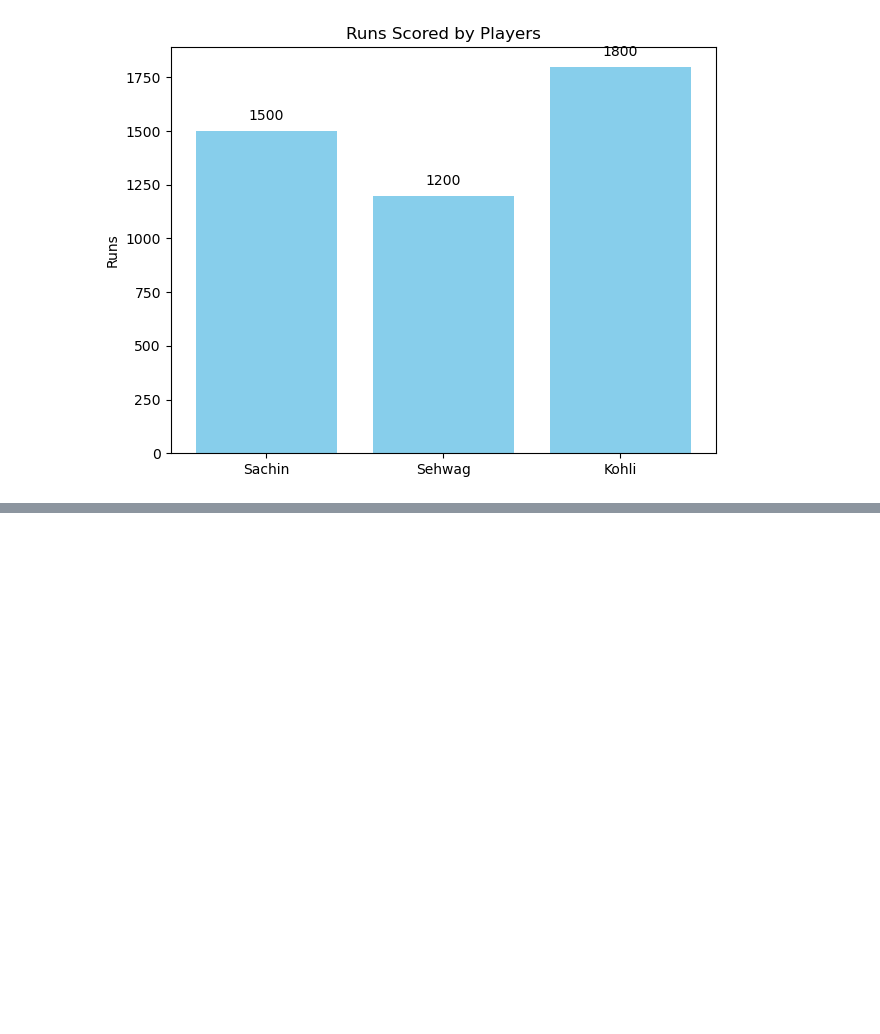
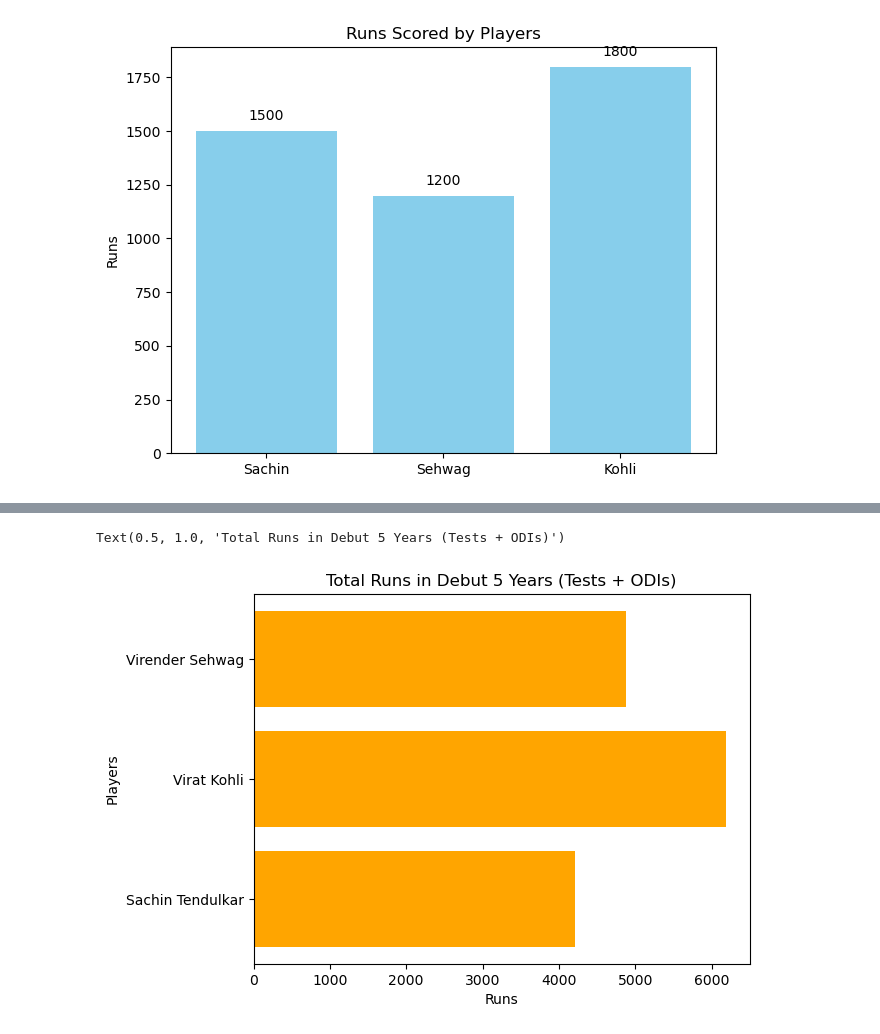
Before and after one commit to Karanbyte07/data-science-notebooks, a Jupyter notebook: Matplotlib/02_Bar Plot.ipynb, the cells around one changed output, grey strips where cells are left out. Saved outputs shown, nothing was run; the diff lists cells and outputs as text; code cells hidden in the pictures; blank space fills up the shorter version.

```diff
--- a/Matplotlib/02_Bar Plot.ipynb
+++ b/Matplotlib/02_Bar Plot.ipynb
@@ -94,0 +265,11 @@ plt.tight_layout()
+# %%
+players = ["Sachin Tendulkar", "Virat Kohli", "Virender Sehwag"]
+runs = [4214, 6188, 4876]
+
+plt.barh(players, runs, color = "orange")
+plt.xlabel("Runs")
+plt.ylabel("Players")
+plt.title("Total Runs in Debut 5 Years (Tests + ODIs)")
+# %% [output]
+Text(0.5, 1.0, 'Total Runs in Debut 5 Years (Tests + ODIs)')
+[figure, added]
```
Also changed, not shown: parts of 3 cells of this notebook.
